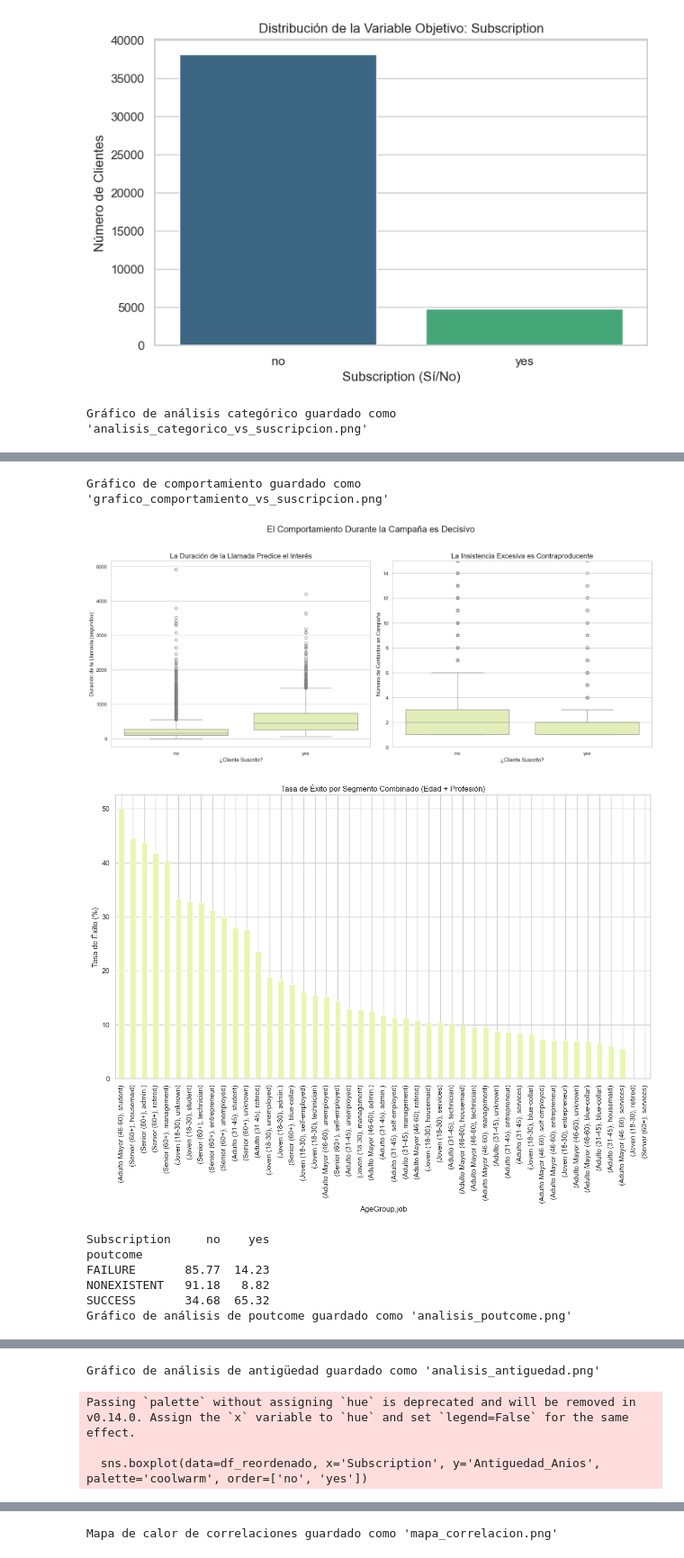
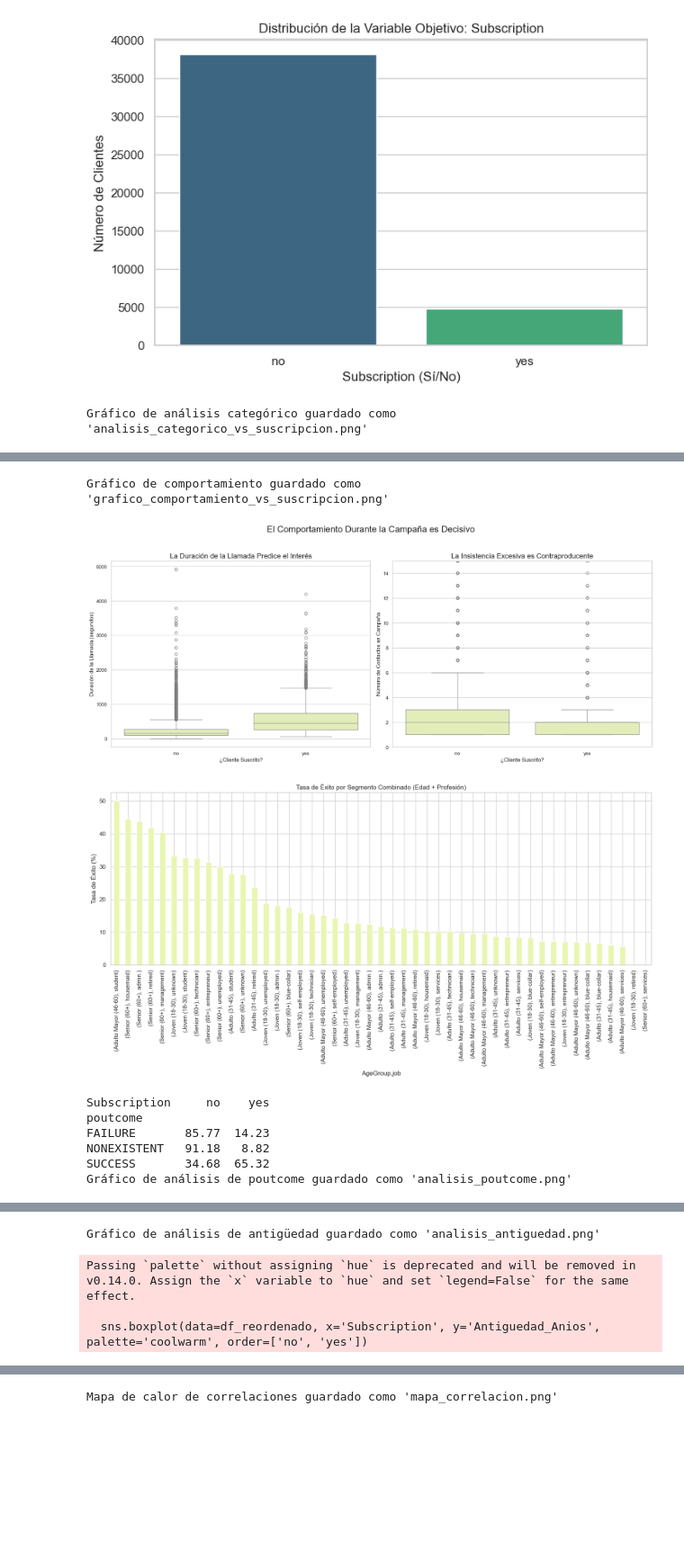
Before and after one commit to oscarargo/pandas_python, a Jupyter notebook: Proyecto_python_data.ipynb, the cells around one changed output, grey strips where cells are left out. Shown at 90% size. Saved outputs shown, nothing was run; the diff lists cells and outputs as text; code cells hidden in the pictures; blank space fills up the shorter version.

```diff
--- a/Proyecto_python_data.ipynb
+++ b/Proyecto_python_data.ipynb
@@ -559,6 +559,8 @@ tasa_exito_combinada['yes_rate'] = tasa_exito_combinada.get('yes', 0) * 100
 tasa_exito_combinada['yes_rate'].sort_values(ascending=False).plot(kind='bar', figsize=(15,8))
 plt.ylabel('Tasa de Éxito (%)')
 plt.title('Tasa de Éxito por Segmento Combinado (Edad + Profesión)')
+plt.xticks(rotation=90)
+plt.tight_layout()
 plt.savefig("tasa_exito_combinada.png")
 plt.show()
 
@@ -595,34 +597,34 @@ plt.show()
 #GRÁFICO 5 ANAÁLISIS DE LA ANTIGÚEDAD DEL CLIENTE
 import pandas as pd
 import matplotlib.pyplot as plt
 import seaborn as sns
 
 # Cargar tu conjunto de datos
 df_reordenado = pd.read_csv('bank_data_EDA_ready.csv')
 
 # Convertir 'Dt_Customer' a formato de fecha
 df_reordenado['Dt_Customer'] = pd.to_datetime(df_reordenado['Dt_Customer'])
 
 # Calculamos la antigüedad en años hasta la fecha más reciente del dataset para consistencia
 fecha_referencia = df_reordenado['Dt_Customer'].max()
 df_reordenado['Antiguedad_Anios'] = (fecha_referencia - df_reordenado['Dt_Customer']).dt.days / 365.25
 
 # Crear el gráfico para comparar la antigüedad
 plt.figure(figsize=(10, 7))
 sns.boxplot(data=df_reordenado, x='Subscription', y='Antiguedad_Anios', palette='coolwarm', order=['no', 'yes'])
 plt.title('Antigüedad del Cliente vs. Suscripción', fontsize=16)
 plt.xlabel('¿Suscrito?')
 plt.ylabel('Antigüedad como Cliente (Años)')
 
 plt.savefig("analisis_antiguedad.png")
 print("Gráfico de análisis de antigüedad guardado como 'analisis_antiguedad.png'")
 plt.show()
 # %% [output]
 Gráfico de análisis categórico guardado como 'analisis_categorico_vs_suscripcion.png'
 [figure]
 Gráfico de comportamiento guardado como 'grafico_comportamiento_vs_suscripcion.png'
 [figure]
-[figure, old version]
+[figure, new version]
 Subscription     no    yes
 poutcome
 FAILURE       85.77  14.23
```
Also changed, not shown: 1 other file.
